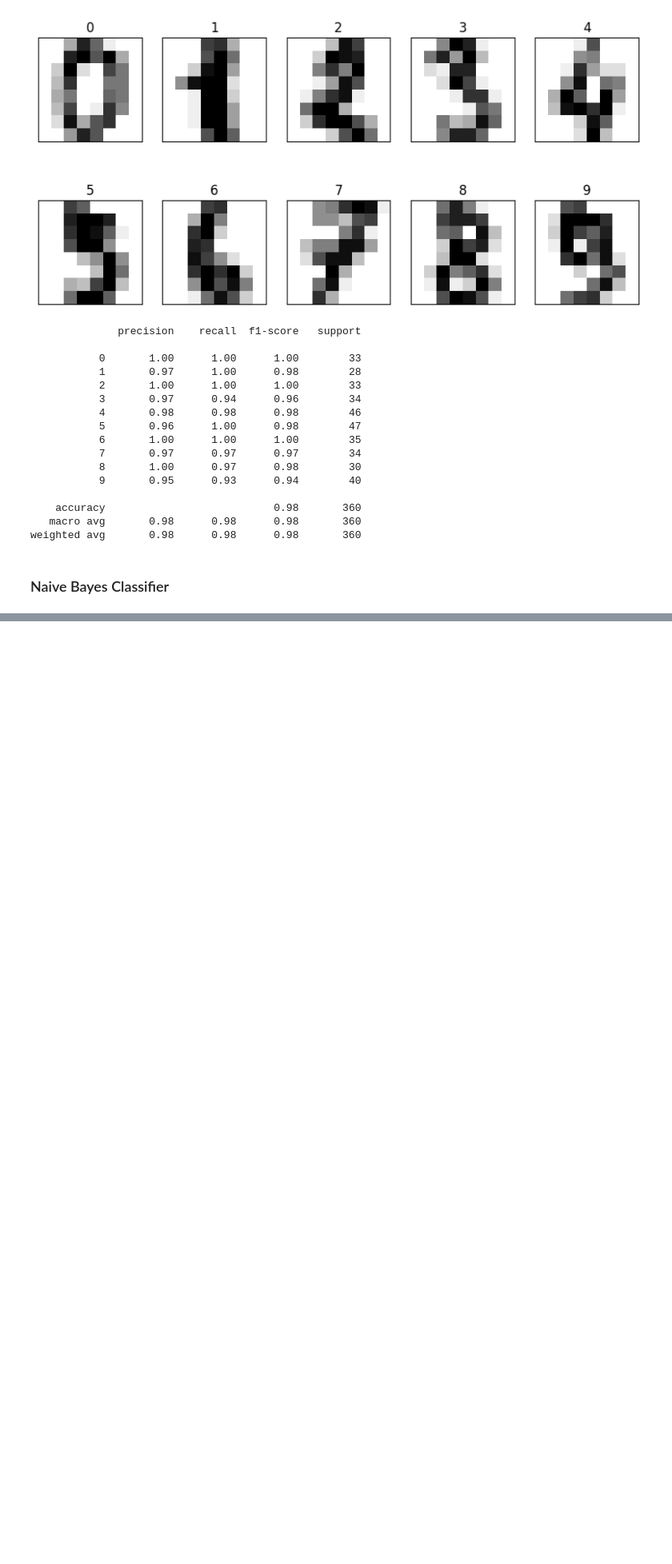
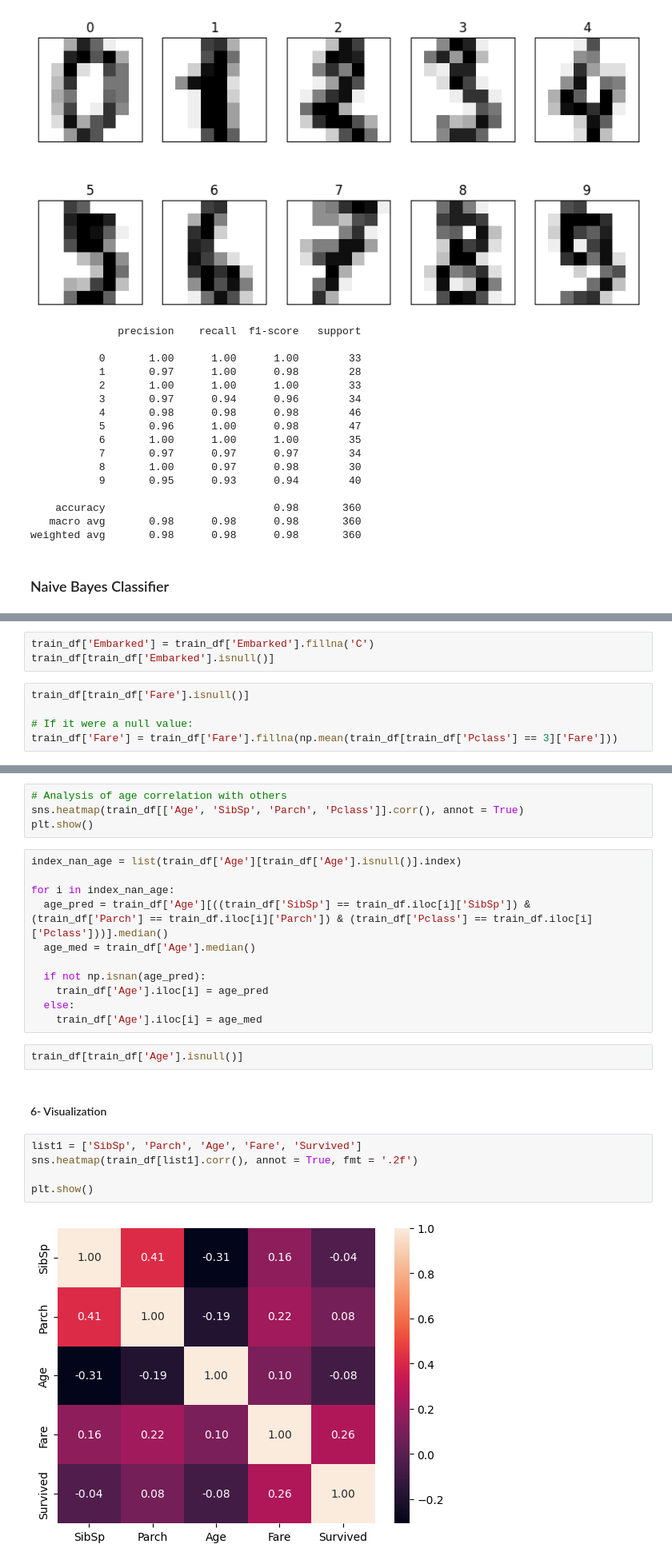
Before and after one commit to sultankeles/MachineLearning, a Jupyter notebook: MachineLearning.ipynb, the cells around one changed output, grey strips where cells are left out. Shown at 80% size. Saved outputs shown, nothing was run; the diff lists cells and outputs as text; blank space fills up the shorter version.

```diff
--- a/MachineLearning.ipynb
+++ b/MachineLearning.ipynb
@@ -487,0 +879,8 @@ weighted avg       1.00      1.00      1.00        30
+# %%
+train_df['Embarked'] = train_df['Embarked'].fillna('C')
+train_df[train_df['Embarked'].isnull()]
+# %%
+train_df[train_df['Fare'].isnull()]
+
+# If it were a null value:
+train_df['Fare'] = train_df['Fare'].fillna(np.mean(train_df[train_df['Pclass'] == 3]['Fare']))
@@ -487,0 +902,26 @@ weighted avg       1.00      1.00      1.00        30
+# %%
+# Analysis of age correlation with others
+sns.heatmap(train_df[['Age', 'SibSp', 'Parch', 'Pclass']].corr(), annot = True)
+plt.show()
+# %%
+index_nan_age = list(train_df['Age'][train_df['Age'].isnull()].index)
+
+for i in index_nan_age:
+  age_pred = train_df['Age'][((train_df['SibSp'] == train_df.iloc[i]['SibSp']) & (train_df['Parch'] == train_df.iloc[i]['Parch']) & (train_df['Pclass'] == train_df.iloc[i]['Pclass']))].median()
+  age_med = train_df['Age'].median()
+
+  if not np.isnan(age_pred):
+    train_df['Age'].iloc[i] = age_pred
+  else:
+    train_df['Age'].iloc[i] = age_med
+# %%
+train_df[train_df['Age'].isnull()]
+# %% [markdown]
+#### 6- Visualization
+# %%
+list1 = ['SibSp', 'Parch', 'Age', 'Fare', 'Survived']
+sns.heatmap(train_df[list1].corr(), annot = True, fmt = '.2f')
+
+plt.show()
+# %% [output]
+[figure, added]
```
Also changed, not shown: parts of 75 cells of this notebook.
